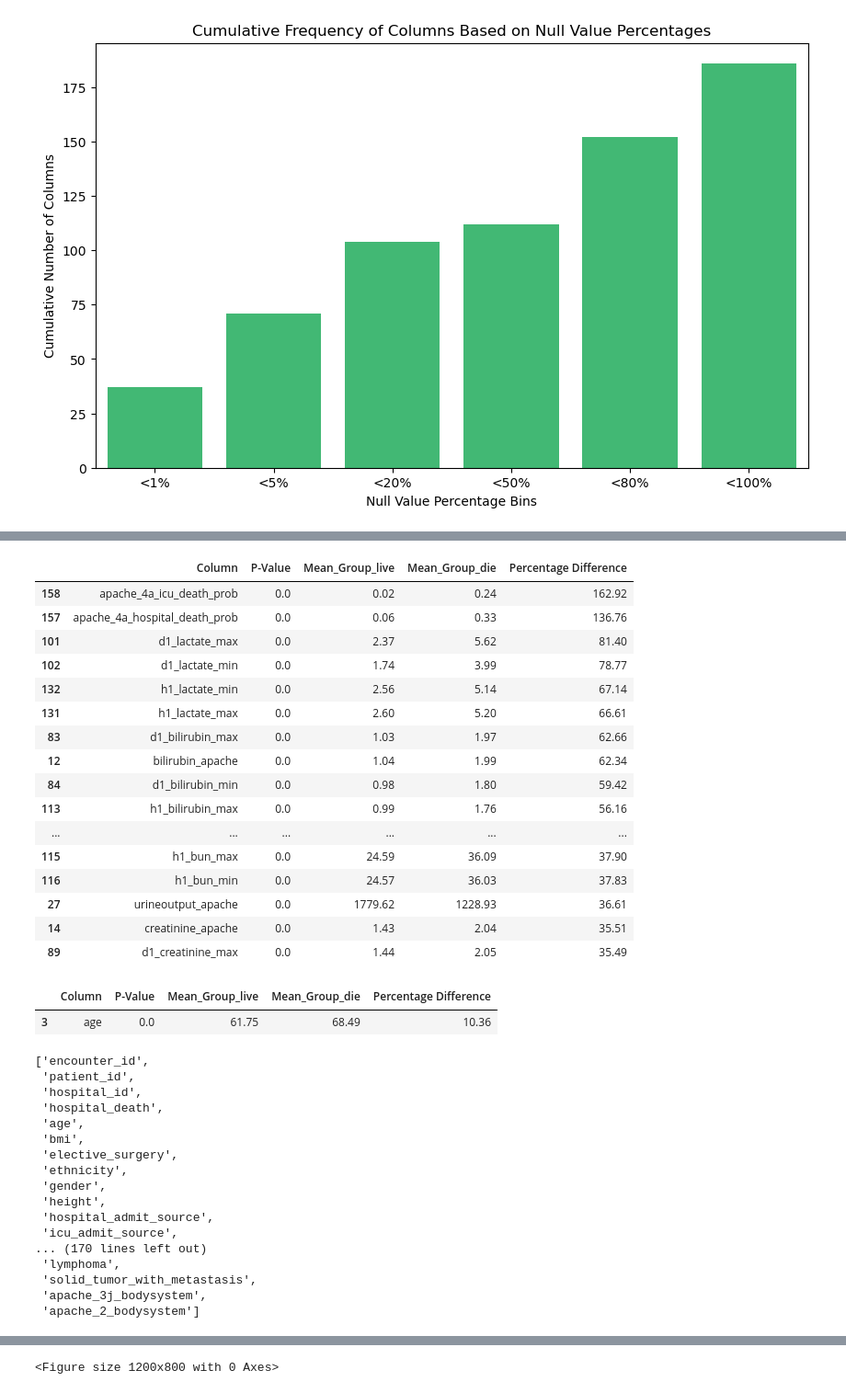
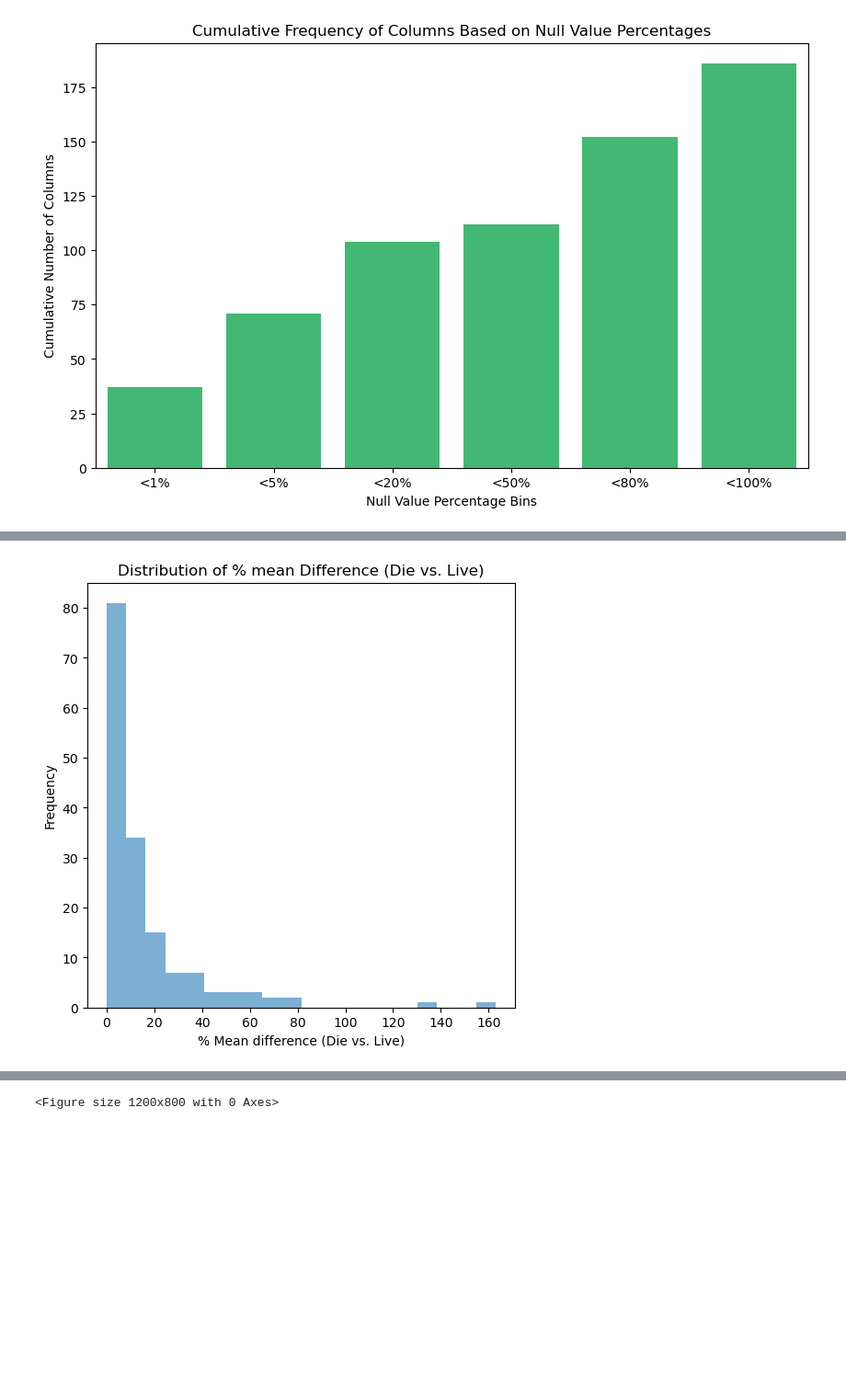
Before and after one commit to ShaniCohen/pred-ICU, a Jupyter notebook: main_eda.ipynb, the cells around one changed output, grey strips where cells are left out. Shown: that part at 92% size. Saved outputs shown, nothing was run; the diff lists cells and outputs as text; code cells hidden in the pictures; blank space fills up the shorter version.

```diff
--- a/main_eda.ipynb
+++ b/main_eda.ipynb
@@ -173,46 +169,0 @@ for column in continious_columns:
-# %%
-result_df.sort_values(by='Percentage Difference',ascending=False).head(20)
-# %% [output]
-|  | Column | P-Value | Mean_Group_live | Mean_Group_die | Percentage Difference |
-| 158 | apache_4a_icu_death_prob | 0.0 | 0.02 | 0.24 | 162.92 |
-| 157 | apache_4a_hospital_death_prob | 0.0 | 0.06 | 0.33 | 136.76 |
-| 101 | d1_lactate_max | 0.0 | 2.37 | 5.62 | 81.40 |
-| 102 | d1_lactate_min | 0.0 | 1.74 | 3.99 | 78.77 |
-| 132 | h1_lactate_min | 0.0 | 2.56 | 5.14 | 67.14 |
-| 131 | h1_lactate_max | 0.0 | 2.60 | 5.20 | 66.61 |
-| 83 | d1_bilirubin_max | 0.0 | 1.03 | 1.97 | 62.66 |
-| 12 | bilirubin_apache | 0.0 | 1.04 | 1.99 | 62.34 |
-| 84 | d1_bilirubin_min | 0.0 | 0.98 | 1.80 | 59.42 |
-| 113 | h1_bilirubin_max | 0.0 | 0.99 | 1.76 | 56.16 |
-| ... | ... | ... | ... | ... | ... |
-| 115 | h1_bun_max | 0.0 | 24.59 | 36.09 | 37.90 |
-| 116 | h1_bun_min | 0.0 | 24.57 | 36.03 | 37.83 |
-| 27 | urineoutput_apache | 0.0 | 1779.62 | 1228.93 | 36.61 |
-| 14 | creatinine_apache | 0.0 | 1.43 | 2.04 | 35.51 |
-| 89 | d1_creatinine_max | 0.0 | 1.44 | 2.05 | 35.49 |
-# %%
-result_df[result_df["Column"]=='age']
-# %% [output]
-|  | Column | P-Value | Mean_Group_live | Mean_Group_die | Percentage Difference |
-| 3 | age | 0.0 | 61.75 | 68.49 | 10.36 |
-# %%
-
-df.columns.to_list()
-# %% [output]
-['encounter_id',
- 'patient_id',
- 'hospital_id',
- 'hospital_death',
- 'age',
- 'bmi',
- 'elective_surgery',
- 'ethnicity',
- 'gender',
- 'height',
- 'hospital_admit_source',
- 'icu_admit_source',
-... (170 lines left out)
- 'lymphoma',
- 'solid_tumor_with_metastasis',
- 'apache_3j_bodysystem',
- 'apache_2_bodysystem']
@@ -220,0 +170,19 @@ df.columns.to_list()
+# %%
+# Assuming your DataFrame is named 'result_df'
+plt.figure(figsize=(6, 6))
+
+# Plotting the histogram
+result_df["Percentage Difference"].hist(bins=20, color='#7BAFD4')  # Adjust the color as needed
+
+# Adding labels and title
+plt.title('Distribution of % mean Difference (Die vs. Live)')
+plt.xlabel('% Mean difference (Die vs. Live)')
+plt.ylabel('Frequency')
+
+# Adding a grid for better readability
+plt.grid(False)
+
+# Show the plot
+plt.show()
+# %% [output]
+[figure, added]
```
Also changed, not shown: parts of 18 cells of this notebook.
